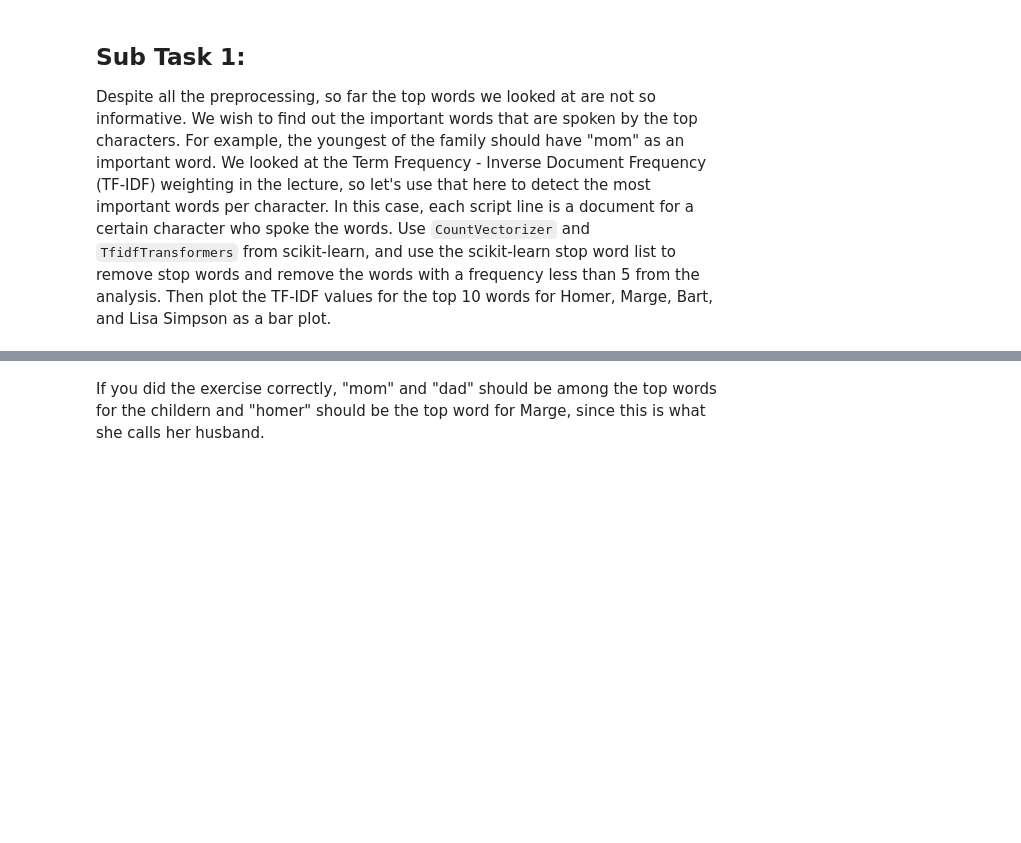
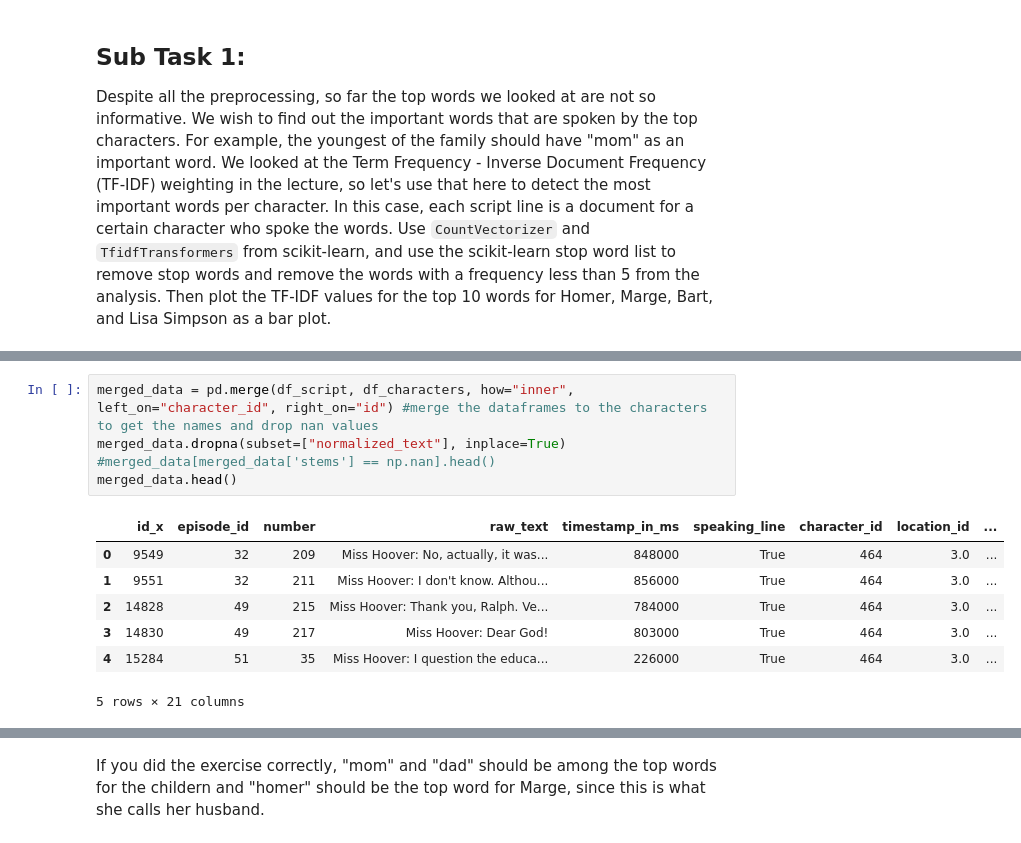
Before and after one commit to fidsusj/HateSpeechDetection, a Jupyter notebook: assignments/2/ITA_assignment_2.ipynb, the cells around one changed output, grey strips where cells are left out. Saved outputs shown, nothing was run; the diff lists cells and outputs as text; blank space fills up the shorter version.

```diff
--- a/assignments/2/ITA_assignment_2.ipynb
+++ b/assignments/2/ITA_assignment_2.ipynb
@@ -432,4 +432,17 @@ df_script.head()
 | 2 | 9551 | 32 | 211 | Miss Hoover: I don't know. Althou... | 856000 | True | 464 | 3.0 | ... |
 | 3 | 9552 | 32 | 212 | Lisa Simpson: That life is worth ... | 864000 | True | 9 | 3.0 | ... |
 | 4 | 9553 | 32 | 213 | Edna Krabappel-Flanders: The poll... | 864000 | True | 40 | 3.0 | ... |
+# %%
+merged_data = pd.merge(df_script, df_characters, how="inner", left_on="character_id", right_on="id") #merge the dataframes to the characters to get the names and drop nan values
+merged_data.dropna(subset=["normalized_text"], inplace=True)
+#merged_data[merged_data['stems'] == np.nan].head()
+merged_data.head()
+# %% [output]
+|  | id_x | episode_id | number | raw_text | timestamp_in_ms | speaking_line | character_id | location_id | ... |
+| 0 | 9549 | 32 | 209 | Miss Hoover: No, actually, it was... | 848000 | True | 464 | 3.0 | ... |
+| 1 | 9551 | 32 | 211 | Miss Hoover: I don't know. Althou... | 856000 | True | 464 | 3.0 | ... |
+| 2 | 14828 | 49 | 215 | Miss Hoover: Thank you, Ralph. Ve... | 784000 | True | 464 | 3.0 | ... |
+| 3 | 14830 | 49 | 217 | Miss Hoover: Dear God! | 803000 | True | 464 | 3.0 | ... |
+| 4 | 15284 | 51 | 35 | Miss Hoover: I question the educa... | 226000 | True | 464 | 3.0 | ... |
+5 rows × 21 columns
 # %%
```
Also changed, not shown: parts of 6 cells of this notebook.
